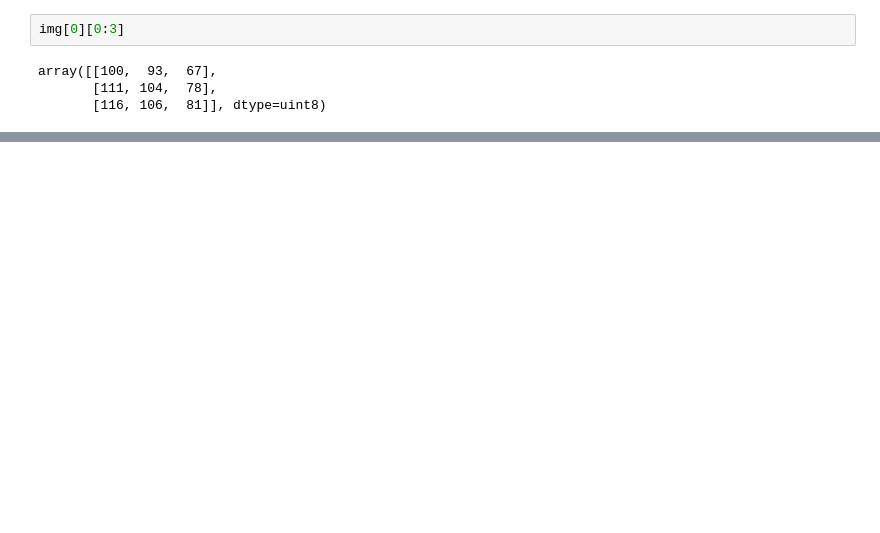
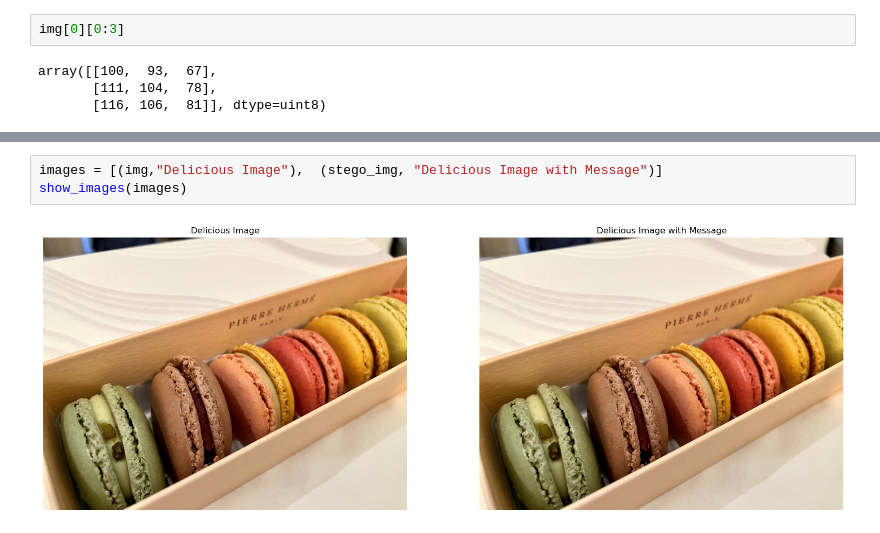
Before and after one commit to mmobarak/steganography-demo-notebook, a Jupyter notebook: steganography-demo.ipynb, the cells around one changed output, grey strips where cells are left out. Drawn from its saved outputs; the diff is of its cells as text; blank space fills up the shorter version.

```diff
--- a/steganography-demo.ipynb
+++ b/steganography-demo.ipynb
@@ -47,0 +56,5 @@ array([[0, 0, 0],
+# %%
+images = [(img,"Delicious Image"),  (stego_img, "Delicious Image with Message")]
+show_images(images)
+# %% [output]
+[figure, added]
```
Also changed, not shown: parts of 15 cells of this notebook, 2 other files.
